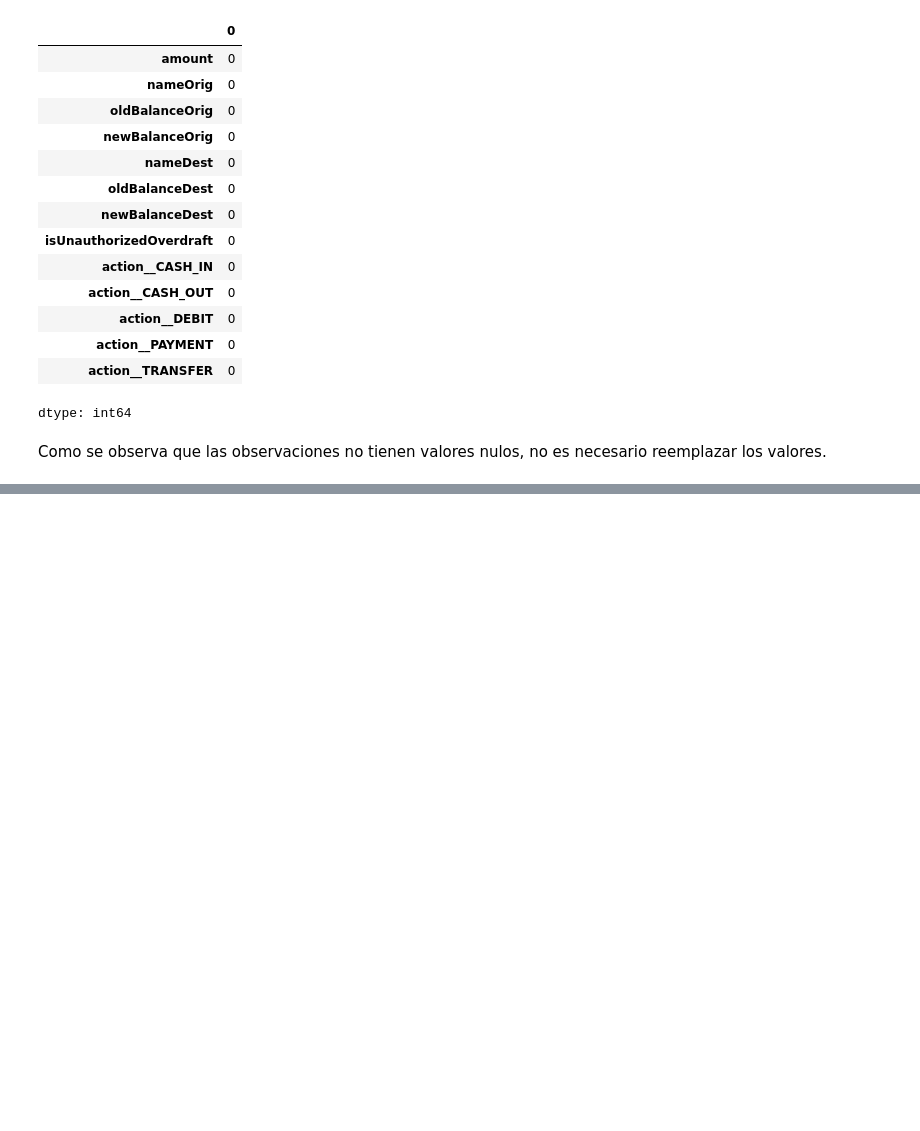
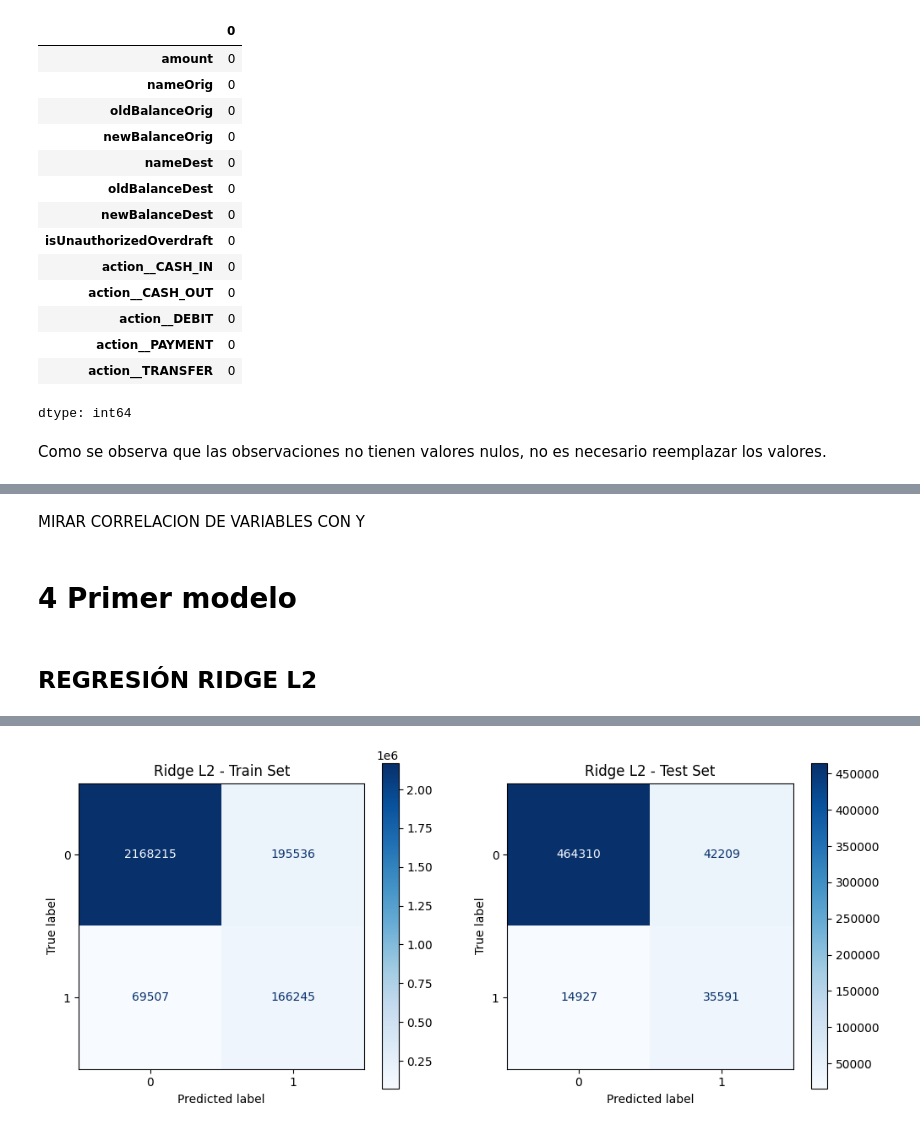
Before and after one commit to jechavarria12/Parcial_1_Fraude, a Jupyter notebook: Parcial_1_Fraude.ipynb, the cells around one changed output, grey strips where cells are left out. Cells and saved outputs as stored; diff of their text form; code cells hidden in the pictures; blank space fills up the shorter version.

```diff
--- a/Parcial_1_Fraude.ipynb
+++ b/Parcial_1_Fraude.ipynb
@@ -414,0 +477,79 @@ ESTANDARIZACIÓN DATOS PRUEBA
+# %% [markdown]
+MIRAR CORRELACION DE VARIABLES CON Y
+# %%
+#Borrar variables poco relevantes
+
+# 1️⃣ Eliminar variables identificadoras y redundantes
+
+from sklearn.preprocessing import LabelEncoder
+
+# Codificar la variable 'action' en TRAIN y TEST
+encoder = LabelEncoder()
+X_train['action'] = encoder.fit_transform(X_train['action'])
+X_test['action'] = encoder.transform(X_test['action'])
+
+# 2️⃣ Verificar correlaciones bajas con isFraud
+correlaciones = X_train.corrwith(y_train).abs().sort_values()
+print("Correlaciones con isFraud:\n", correlaciones)
+# %% [markdown]
+# 4 Primer modelo
+# %% [markdown]
+## REGRESIÓN RIDGE L2
+# %%
+# Importar librerías
+from sklearn.linear_model import LogisticRegression
+from sklearn.model_selection import GridSearchCV
+from sklearn.metrics import accuracy_score, precision_score, recall_score, f1_score, confusion_matrix, ConfusionMatrixDisplay
+import matplotlib.pyplot as plt
+
+# 1️⃣ Definir el modelo base con Ridge (L2)
+model = LogisticRegression(penalty='l2', solver='liblinear', max_iter=1000)
+
+# 2️⃣ Definir la grilla de hiperparámetros
+param_grid = {
+    'C': [0.001, 0.01, 0.1, 1, 10, 100]  # Inverso de la fuerza de regularización
+}
+
+# 3️⃣ Realizar búsqueda de hiperparámetros
+grid_search = GridSearchCV(model, param_grid, cv=3, scoring='accuracy', n_jobs=-1)
+grid_search.fit(X_train, y_train)
+
+# 4️⃣ Obtener el mejor modelo y sus hiperparámetros
+best_model = grid_search.best_estimator_
+best_params = grid_search.best_params_
+print(f"\n🔹 Mejor modelo: {best_model}")
+print(f"🔹 Mejores hiperparámetros: {best_params}")
+
+# 5️⃣ Realizar predicciones
+y_train_pred = best_model.predict(X_train)
+y_test_pred = best_model.predict(X_test)
+
+# 6️⃣ Calcular métricas
+accuracy = accuracy_score(y_test, y_test_pred)
+precision = precision_score(y_test, y_test_pred, average='weighted')
+recall = recall_score(y_test, y_test_pred, average='weighted')
+f1 = f1_score(y_test, y_test_pred, average='weighted')
+
+print("\n🔹 Métricas en el conjunto de prueba:")
+print(f"Accuracy: {accuracy:.4f}")
+print(f"Precision: {precision:.4f}")
+print(f"Recall: {recall:.4f}")
+print(f"F1-Score: {f1:.4f}")
+
+# 7️⃣ Mostrar matrices de confusión
+fig, axes = plt.subplots(1, 2, figsize=(12, 5))
+
+# Matriz de Confusión - Train
+cm_train = confusion_matrix(y_train, y_train_pred)
+disp_train = ConfusionMatrixDisplay(confusion_matrix=cm_train)
+axes[0].set_title("Ridge L2 - Train Set")
+disp_train.plot(ax=axes[0], cmap='Blues', values_format='d')
+
+# Matriz de Confusión - Test
+cm_test = confusion_matrix(y_test, y_test_pred)
+disp_test = ConfusionMatrixDisplay(confusion_matrix=cm_test)
+axes[1].set_title("Ridge L2 - Test Set")
+disp_test.plot(ax=axes[1], cmap='Blues', values_format='d')
+
+plt.show()
+# %% [output]
@@ -414,0 +564 @@ ESTANDARIZACIÓN DATOS PRUEBA
+[figure, added]
```
Also changed, not shown: parts of 13 cells of this notebook.
